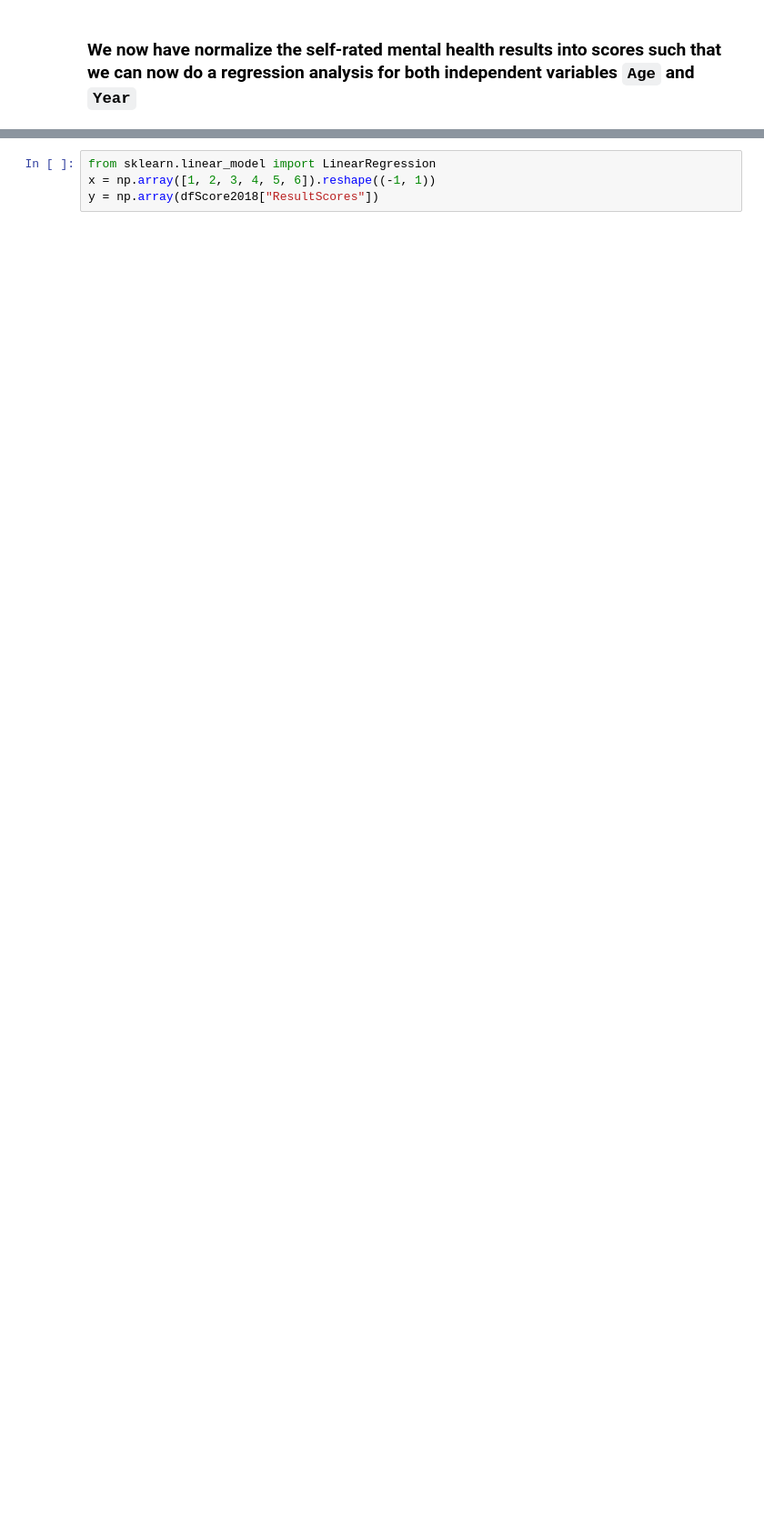
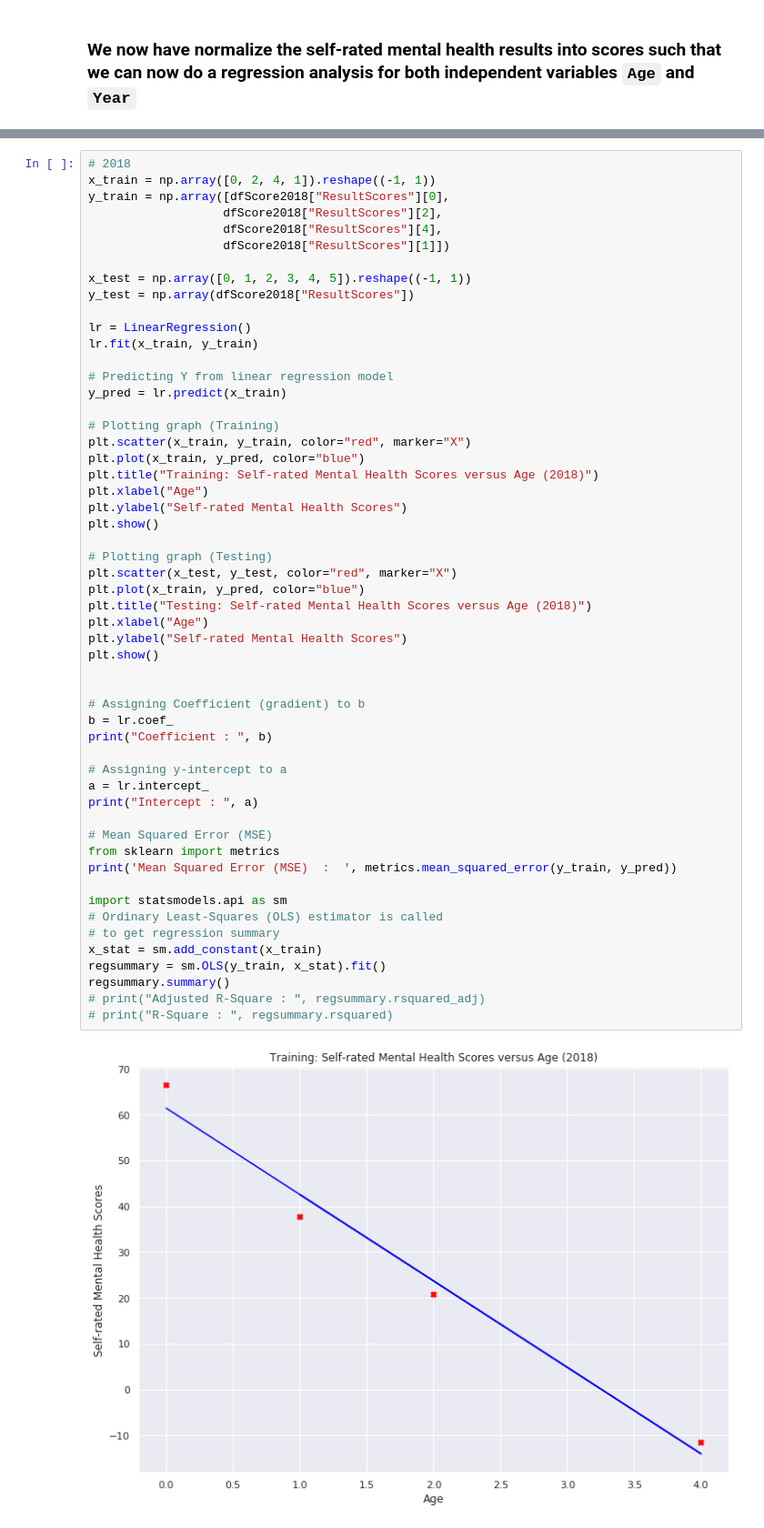
Before and after one commit to cnm13ryan/Model-2-Data-driven-social-policies, a Jupyter notebook: M2Q2.ipynb, the cells around one changed output, grey strips where cells are left out. Shown: that part at 91% size. Saved outputs shown, nothing was run; the diff lists cells and outputs as text; blank space fills up the shorter version.

Commit message:
feat: Added OLS regression results
Added OLS regression results for each year
of the relationship between self-rated mental health scores
and age

REF:#1123

```diff
--- a/M2Q2.ipynb
+++ b/M2Q2.ipynb
@@ -431,4 +350,56 @@ print('')
 # %%
-from sklearn.linear_model import LinearRegression
-x = np.array([1, 2, 3, 4, 5, 6]).reshape((-1, 1))
-y = np.array(dfScore2018["ResultScores"])
+# 2018
+x_train = np.array([0, 2, 4, 1]).reshape((-1, 1))
+y_train = np.array([dfScore2018["ResultScores"][0],
+                   dfScore2018["ResultScores"][2],
+                   dfScore2018["ResultScores"][4],
+                   dfScore2018["ResultScores"][1]])
+
+x_test = np.array([0, 1, 2, 3, 4, 5]).reshape((-1, 1))
+y_test = np.array(dfScore2018["ResultScores"])
+
+lr = LinearRegression()
+lr.fit(x_train, y_train)
+
+# Predicting Y from linear regression model
+y_pred = lr.predict(x_train)
+
+# Plotting graph (Training)
+plt.scatter(x_train, y_train, color="red", marker="X")
+plt.plot(x_train, y_pred, color="blue")
+plt.title("Training: Self-rated Mental Health Scores versus Age (2018)")
+plt.xlabel("Age")
+plt.ylabel("Self-rated Mental Health Scores")
+plt.show()
+
+# Plotting graph (Testing)
+plt.scatter(x_test, y_test, color="red", marker="X")
+plt.plot(x_train, y_pred, color="blue")
+plt.title("Testing: Self-rated Mental Health Scores versus Age (2018)")
+plt.xlabel("Age")
+plt.ylabel("Self-rated Mental Health Scores")
+plt.show()
+
+
+# Assigning Coefficient (gradient) to b
+b = lr.coef_
+print("Coefficient : ", b)
+
+# Assigning y-intercept to a
+a = lr.intercept_
+print("Intercept : ", a)
+
+# Mean Squared Error (MSE)
+from sklearn import metrics
+print('Mean Squared Error (MSE)  :  ', metrics.mean_squared_error(y_train, y_pred))
+
+import statsmodels.api as sm
+# Ordinary Least-Squares (OLS) estimator is called
+# to get regression summary
+x_stat = sm.add_constant(x_train)
+regsummary = sm.OLS(y_train, x_stat).fit()
+regsummary.summary()
+# print("Adjusted R-Square : ", regsummary.rsquared_adj)
+# print("R-Square : ", regsummary.rsquared)
+# %% [output]
+[figure, added]
```
Also changed, not shown: parts of 37 cells of this notebook.
